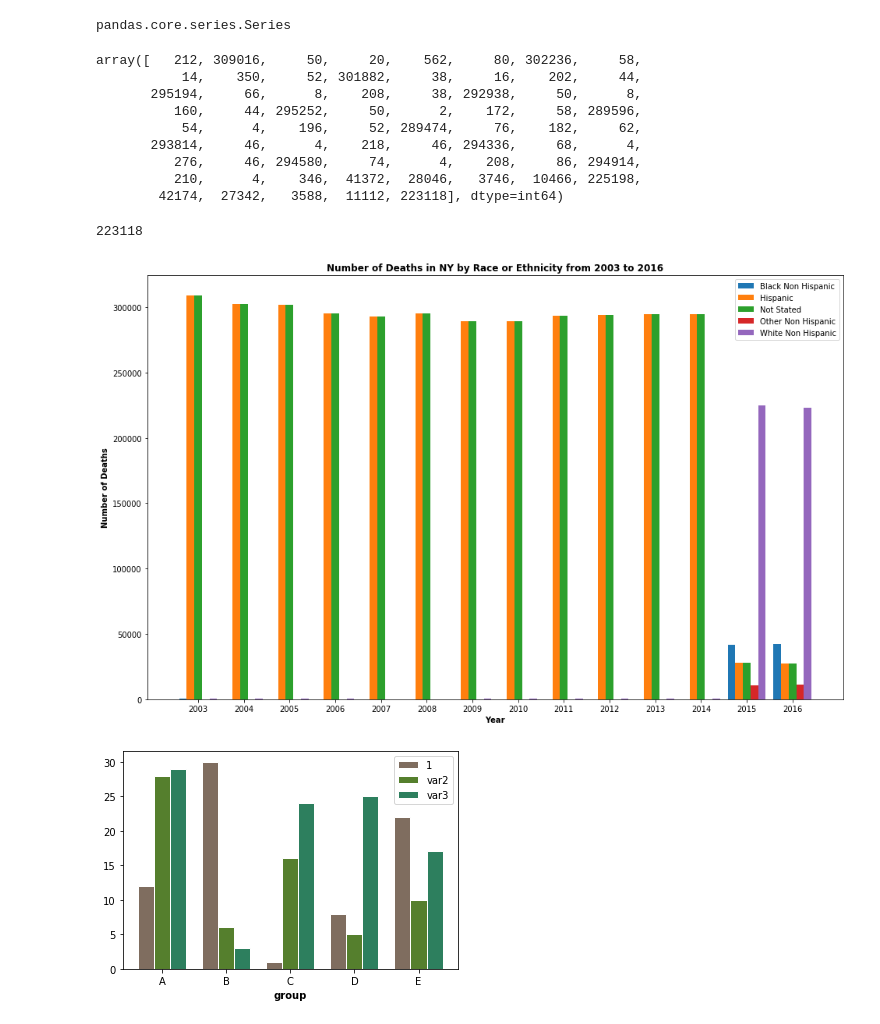
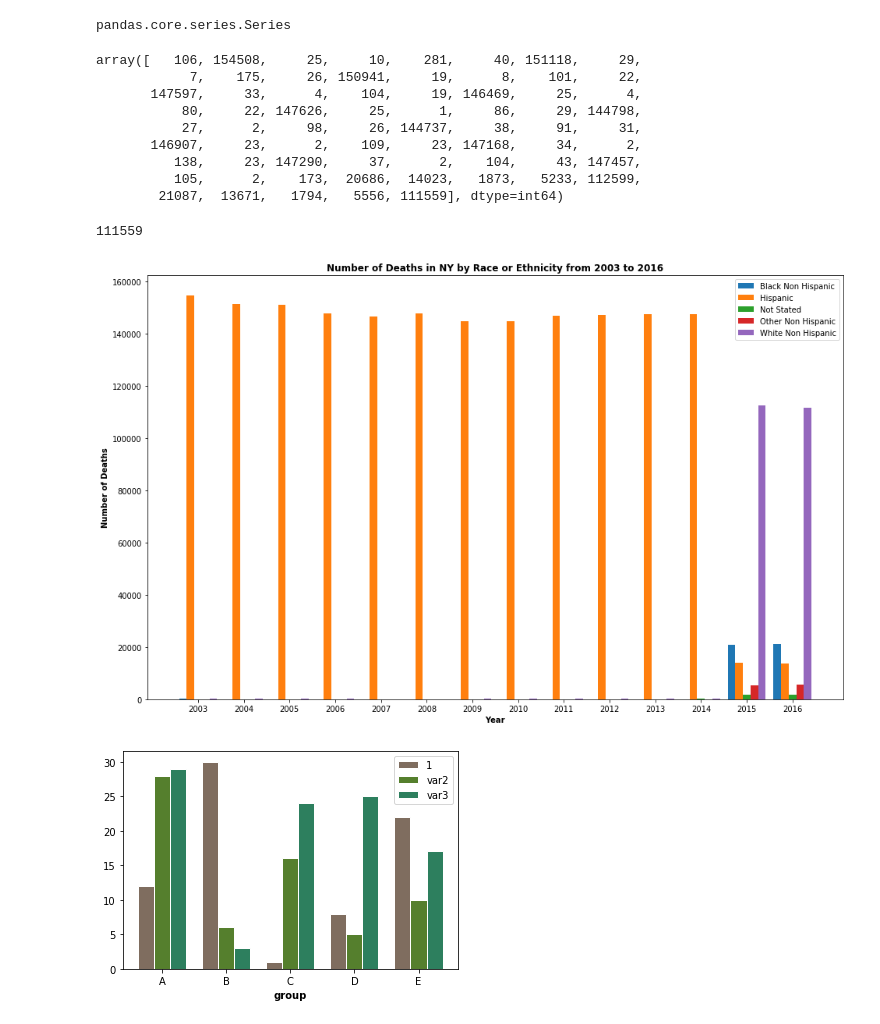
Before and after one commit to daniel-a-r/LAGCC-Data-Structures-Project, a Jupyter notebook: MAC 286 Project.ipynb, the cells around one changed output. Drawn from its saved outputs; the diff is of its cells as text; code cells hidden in the pictures.

```diff
--- a/MAC 286 Project.ipynb
+++ b/MAC 286 Project.ipynb
@@ -103,0 +60,4 @@ list: [2003, 2004, 2005, 2006, 2007, 2008, 2009, 2010, 2011, 2012, 2013, 2014, 2
+# %%
+# remove rows that contain 'Total'
+data = data[data['Selected Cause of Death'] != 'Total']
+data['Selected Cause of Death'].unique()
@@ -140,0 +112,14 @@ twentysixteen.head()
+# %%
+plt.figure(figsize=(12,6))
+
+year_deaths = year_deaths.to_list()
+year_deaths_percent_change = []
+
+for x in range(len(year_deaths)):
+    year_deaths_percent_change.append((year_deaths[x] - year_deaths[0]) / year_deaths[0] * 100)
+
+plt.plot(years, year_deaths_percent_change)
+plt.title('Percent of Change of Total Deaths From 2003 to 2016')
+plt.xlabel('Year')
+plt.ylabel('Percent Change')
+plt.show()
@@ -152,6 +219,6 @@ Name: Deaths, dtype: int64
 # %%
 #groups by year and then race or ethnicity and sums the number of deaths
-var = data.groupby(['Year', 'Race or Ethnicity'])['Deaths'].sum()
-var[25:]
+year_re_deaths = data.groupby(['Year', 'Race or Ethnicity'])['Deaths'].sum()
+year_re_deaths
 # %% [output]
 Year  Race or Ethnicity
@@ -176,18 +243,18 @@ type(var)
 # %% [output]
 pandas.core.series.Series
 # %%
-pd.Series(var).values
+pd.Series(year_re_deaths).values
 # %% [output]
-array([   212, 309016,     50,     20,    562,     80, 302236,     58,
-           14,    350,     52, 301882,     38,     16,    202,     44,
-       295194,     66,      8,    208,     38, 292938,     50,      8,
-          160,     44, 295252,     50,      2,    172,     58, 289596,
-           54,      4,    196,     52, 289474,     76,    182,     62,
-       293814,     46,      4,    218,     46, 294336,     68,      4,
-          276,     46, 294580,     74,      4,    208,     86, 294914,
-          210,      4,    346,  41372,  28046,   3746,  10466, 225198,
-        42174,  27342,   3588,  11112, 223118], dtype=int64)
+array([   106, 154508,     25,     10,    281,     40, 151118,     29,
+            7,    175,     26, 150941,     19,      8,    101,     22,
+       147597,     33,      4,    104,     19, 146469,     25,      4,
+           80,     22, 147626,     25,      1,     86,     29, 144798,
+           27,      2,     98,     26, 144737,     38,     91,     31,
+       146907,     23,      2,    109,     23, 147168,     34,      2,
+          138,     23, 147290,     37,      2,    104,     43, 147457,
+          105,      2,    173,  20686,  14023,   1873,   5233, 112599,
+        21087,  13671,   1794,   5556, 111559], dtype=int64)
 # %%
-pd.Series(var).values[68]
+pd.Series(year_re_deaths).values[68]
 # %% [output]
-223118
+111559
@@ -220,32 +261,52 @@ white = tuple(white)
 # %%
+black, hispanic, not_stated, other, white = [], [], [], [], []
+
+i = 0
+while i < len(year_re_deaths):
+    if(i != 35):
+        black.append(year_re_deaths[i])
+        hispanic.append(year_re_deaths[i+1])
+        not_stated.append(year_re_deaths[i+2])
+        other.append(year_re_deaths[i+3])
+        white.append(year_re_deaths[i+4])
+        i += 5
+    else:
+        black.append(year_re_deaths[i])
+        hispanic.append(year_re_deaths[i+1])
+        not_stated.append(year_re_deaths[i+2])
+        white.append(year_re_deaths[i+3])
+        i += 4
+
+other.insert(7, 0)
+
 plt.figure(figsize=(16, 10))
 
 ind = np.arange(len(black))
 
 bars = [black, hispanic, not_stated, other, white]
-bar_width = 1/float(len(bars) + 1)
+bar_width = 1/(len(bars) + 1)
 
 # set position of bar on x-axis
 p1 = ind
 p2 = [x + bar_width for x in p1]
 p3 = [x + bar_width for x in p2]
 p4 = [x + bar_width for x in p3]
 p5 = [x + bar_width for x in p4]
 p = [p1, p2, p3, p4, p5]
 
 labels = ('Black Non Hispanic', 'Hispanic', 'Not Stated', 'Other Non Hispanic', 'White Non Hispanic')
 
 for j in range(len(bars)):
     plt.bar(p[j], bars[j], width=bar_width, label=labels[j])
 
 plt.title('Number of Deaths in NY by Race or Ethnicity from 2003 to 2016', fontweight='bold')
 plt.ylabel('Number of Deaths', fontweight='bold')
 plt.xlabel('Year', fontweight='bold')
 plt.xticks(p3, years_list)
 plt.legend()
 plt.show()
 # %% [output]
-[figure, old version]
+[figure, new version]
 # %%
 #EXAMPLE FOUND ONLINE
 
```
Also changed, not shown: parts of 23 cells of this notebook.
